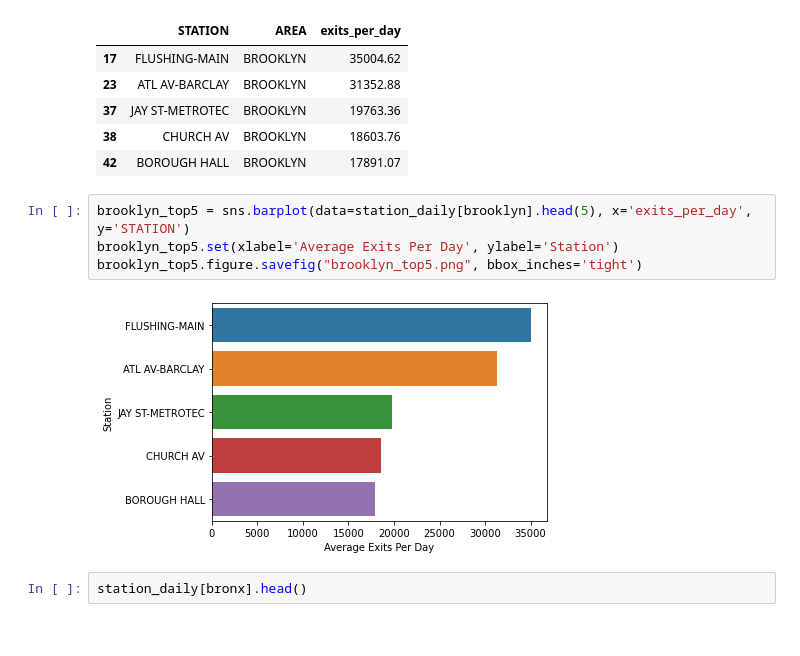
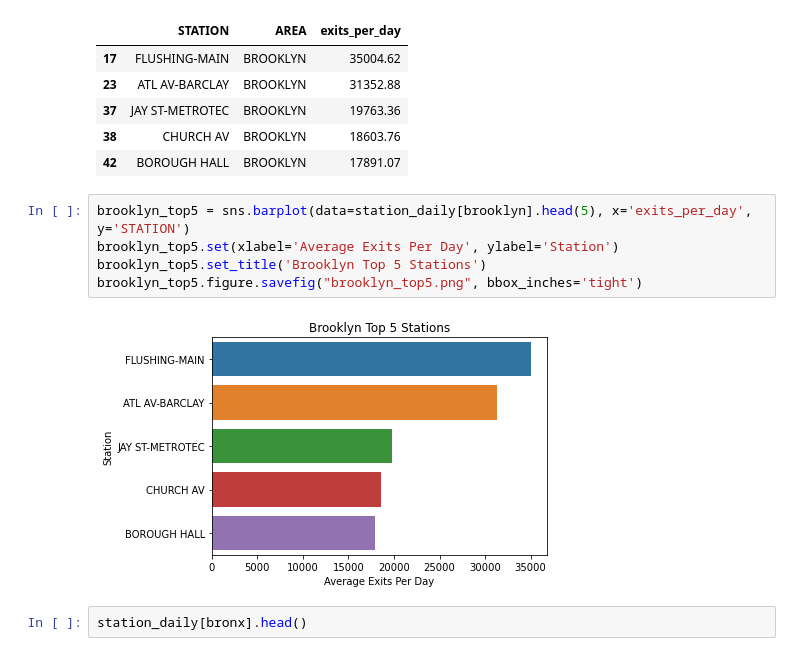
Before and after one commit to Andrewjw91/NY-MTA-Exploratory-Data-Analysis, a Jupyter notebook: mta py 2.ipynb, the cells around one changed output. Drawn from its saved outputs; the diff is of its cells as text.

```diff
--- a/mta py 2.ipynb
+++ b/mta py 2.ipynb
@@ -284,9 +216,10 @@ station_daily[brooklyn].head(5)
 # %%
 brooklyn_top5 = sns.barplot(data=station_daily[brooklyn].head(5), x='exits_per_day', y='STATION')
 brooklyn_top5.set(xlabel='Average Exits Per Day', ylabel='Station')
+brooklyn_top5.set_title('Brooklyn Top 5 Stations')
 brooklyn_top5.figure.savefig("brooklyn_top5.png", bbox_inches='tight')
 # %% [output]
-[figure, old version]
+[figure, new version]
 # %%
 station_daily[bronx].head()
 # %% [output]
```
Also changed, not shown: parts of 5 cells of this notebook.
